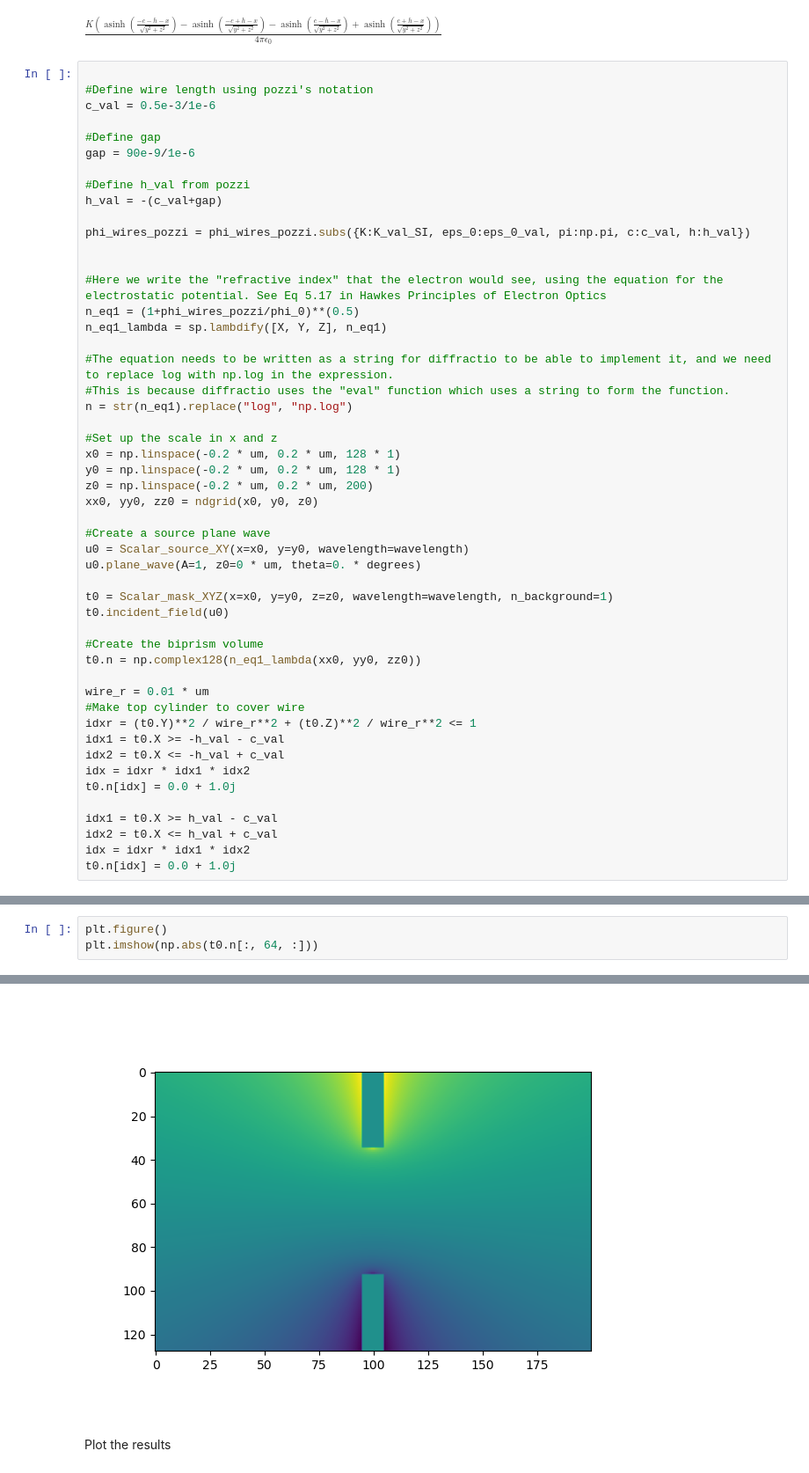
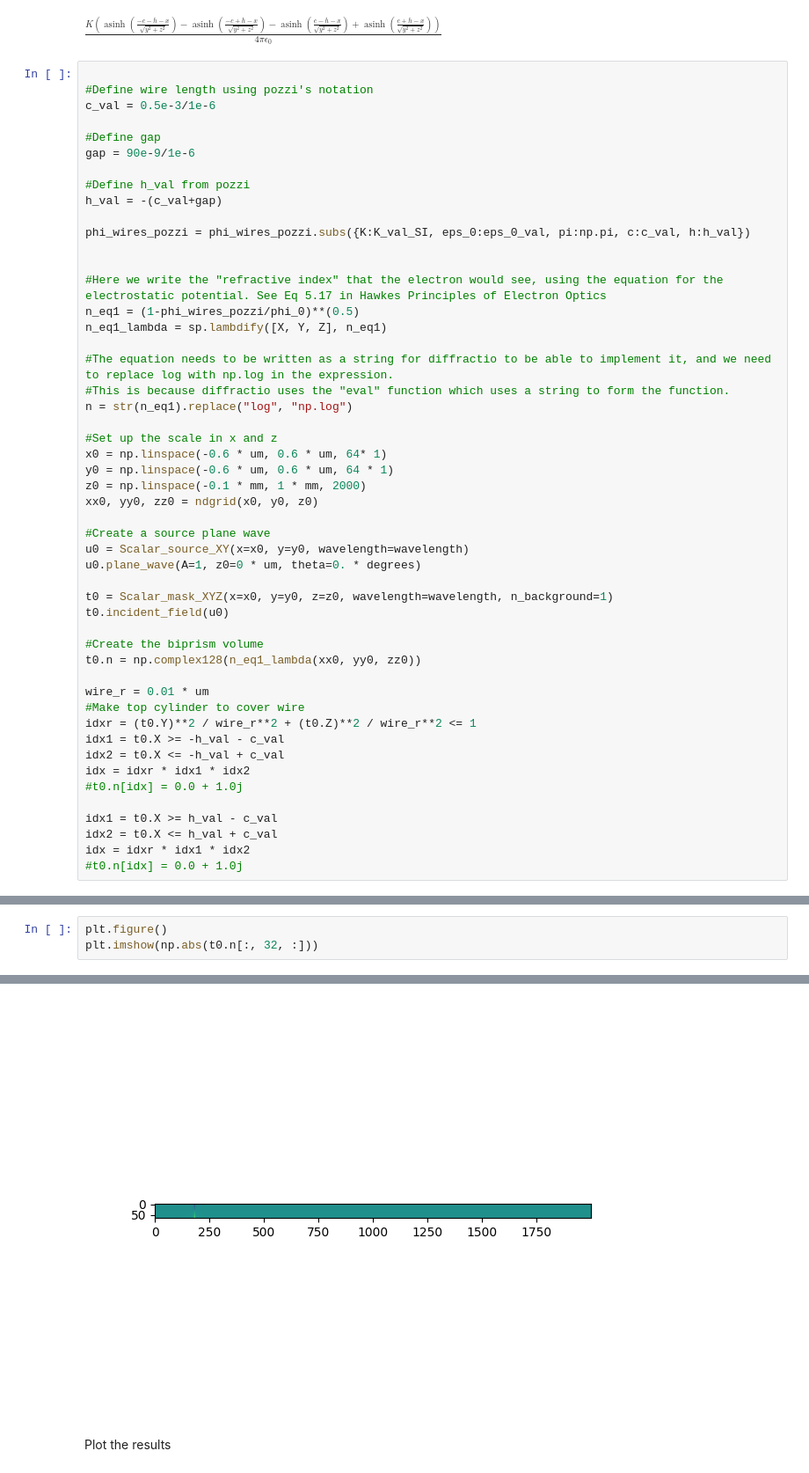
Before and after one commit to AMCLab/TEMGYMAdvanced, a Jupyter notebook: JanghyunCOMAnalysis/wire_giulio_electrostatic_refractive_index_diffractio_compared_to_ray_tracing_physical_scale_2D.ipynb, the cells around one changed output, grey strips where cells are left out. Shown at 88% size. Drawn from its saved outputs; the diff is of its cells as text.

```diff
--- a/JanghyunCOMAnalysis/wire_giulio_electrostatic_refractive_index_diffractio_compared_to_ray_tracing_physical_scale_2D.ipynb
+++ b/JanghyunCOMAnalysis/wire_giulio_electrostatic_refractive_index_diffractio_compared_to_ray_tracing_physical_scale_2D.ipynb
@@ -64,7 +72,7 @@ phi_wires_pozzi = phi_wires_pozzi.subs({K:K_val_SI, eps_0:eps_0_val, pi:np.pi, c
 
 
 #Here we write the "refractive index" that the electron would see, using the equation for the electrostatic potential. See Eq 5.17 in Hawkes Principles of Electron Optics
-n_eq1 = (1+phi_wires_pozzi/phi_0)**(0.5)
+n_eq1 = (1-phi_wires_pozzi/phi_0)**(0.5)
 n_eq1_lambda = sp.lambdify([X, Y, Z], n_eq1)
 
 #The equation needs to be written as a string for diffractio to be able to implement it, and we need to replace log with np.log in the expression.
@@ -72,9 +80,9 @@ n_eq1_lambda = sp.lambdify([X, Y, Z], n_eq1)
 n = str(n_eq1).replace("log", "np.log")
 
 #Set up the scale in x and z
-x0 = np.linspace(-0.2 * um, 0.2 * um, 128 * 1)
-y0 = np.linspace(-0.2 * um, 0.2 * um, 128 * 1)
-z0 = np.linspace(-0.2 * um, 0.2 * um, 200)
+x0 = np.linspace(-0.6 * um, 0.6 * um, 64* 1)
+y0 = np.linspace(-0.6 * um, 0.6 * um, 64 * 1)
+z0 = np.linspace(-0.1 * mm, 1 * mm, 2000)
 xx0, yy0, zz0 = ndgrid(x0, y0, z0)
 
 #Create a source plane wave
@@ -93,9 +101,9 @@ idxr = (t0.Y)**2 / wire_r**2 + (t0.Z)**2 / wire_r**2 <= 1
 idx1 = t0.X >= -h_val - c_val
 idx2 = t0.X <= -h_val + c_val
 idx = idxr * idx1 * idx2
-t0.n[idx] = 0.0 + 1.0j
+#t0.n[idx] = 0.0 + 1.0j
 
 idx1 = t0.X >= h_val - c_val
 idx2 = t0.X <= h_val + c_val
 idx = idxr * idx1 * idx2
-t0.n[idx] = 0.0 + 1.0j
+#t0.n[idx] = 0.0 + 1.0j
@@ -112,9 +124,9 @@ Text(0.5, 0, 'z')
 # %%
 plt.figure()
-plt.imshow(np.abs(t0.n[:, 64, :]))
+plt.imshow(np.abs(t0.n[:, 32, :]))
 # %% [output]
 <matplotlib.image.AxesImage at 0x...>
-[figure, old version]
+[figure, new version]
 # %% [markdown]
 Plot the results
 # %%
```
Also changed, not shown: parts of 20 cells of this notebook, 2 other files.
